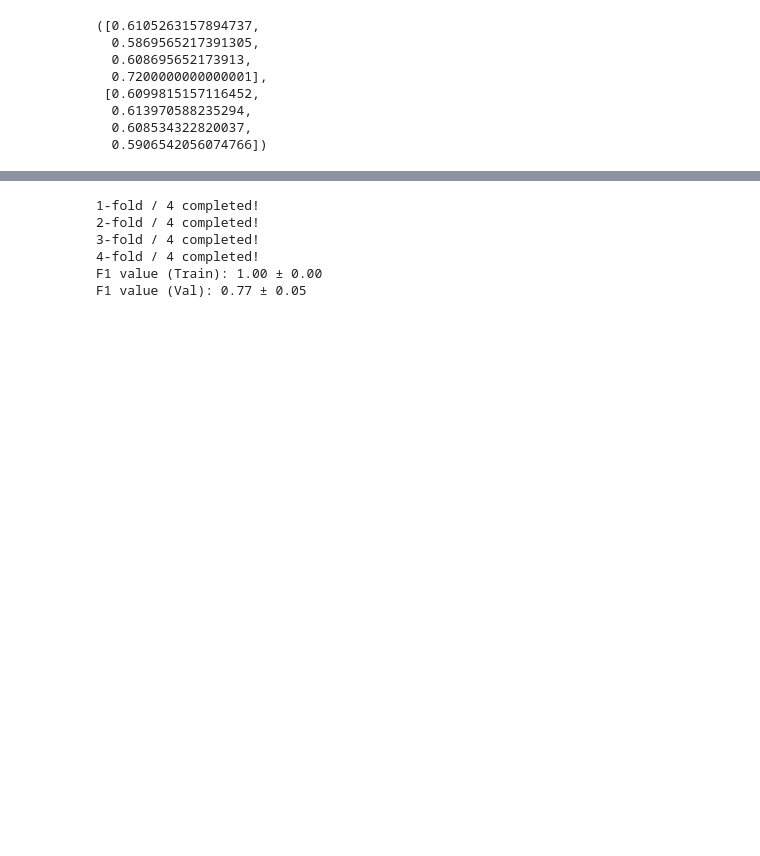
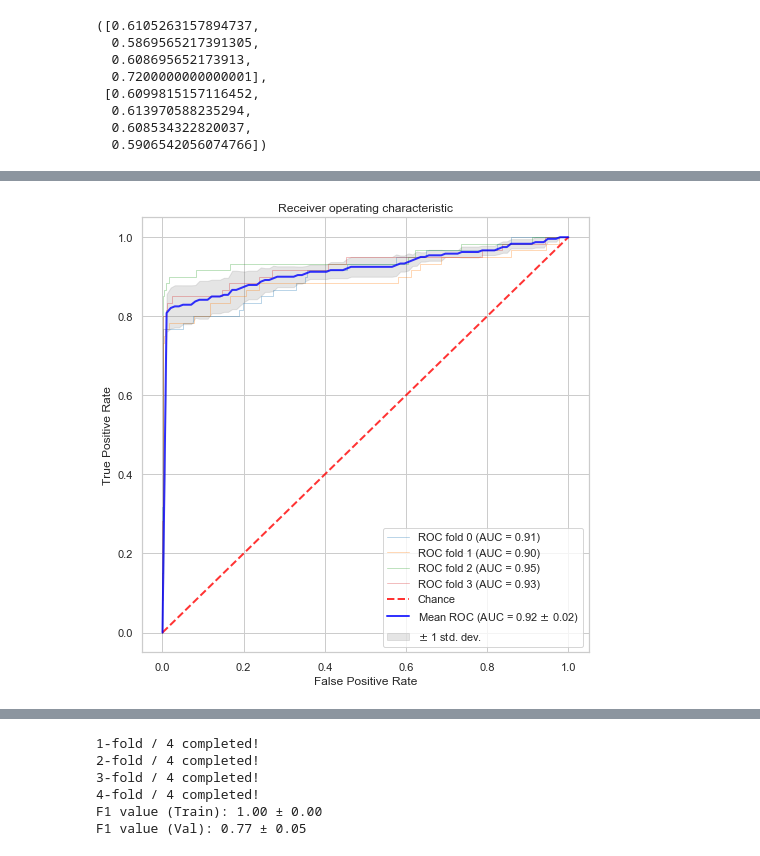
Before and after one commit to davidggphy/modelling_week_2019, a Jupyter notebook: notebooks/Classification_Sklearn.ipynb, the cells around one changed output, grey strips where cells are left out. Cells and saved outputs as stored; diff of their text form; code cells hidden in the pictures; blank space fills up the shorter version.

```diff
--- a/notebooks/Classification_Sklearn.ipynb
+++ b/notebooks/Classification_Sklearn.ipynb
@@ -126,0 +156,4 @@ F1 value (Val): 0.63 ± 0.06
+# %%
+plot_cv_roc(clf,cv,X,y)
+# %% [output]
+[figure, added]
```
Also changed, not shown: parts of 6 cells of this notebook, 2 other files.
